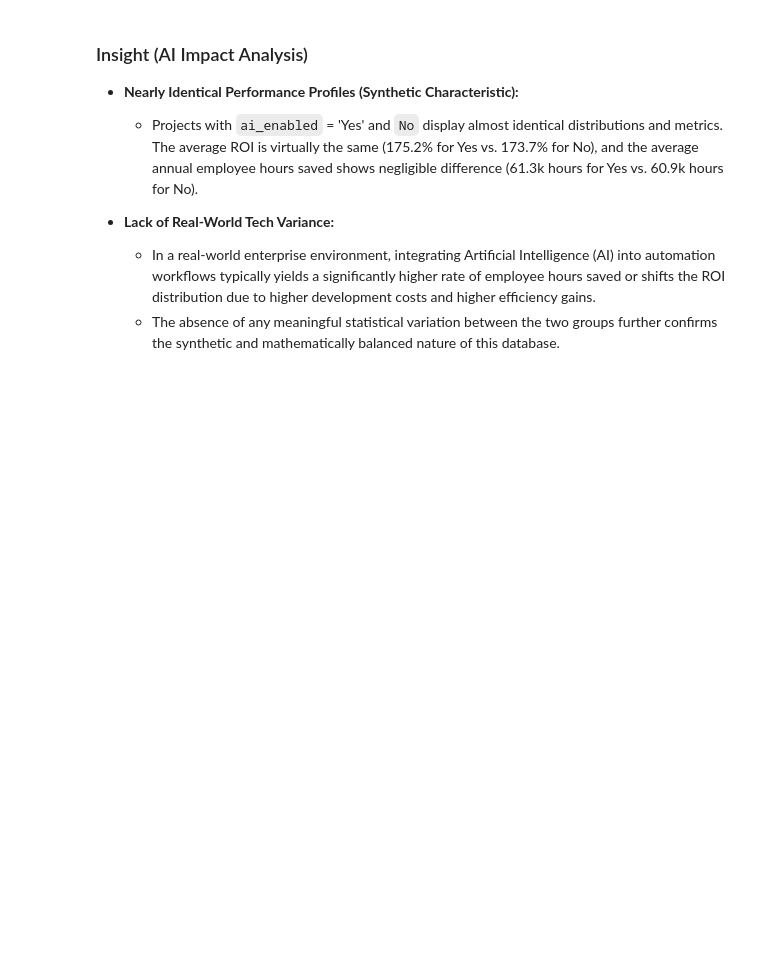
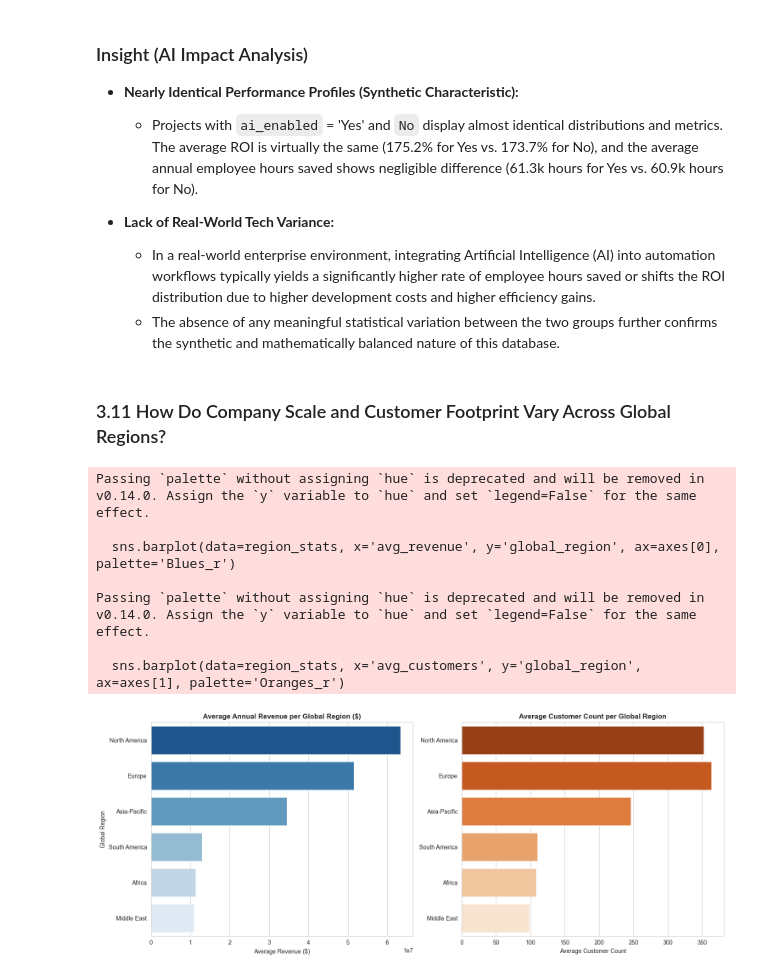
Before and after one commit to fathirrizkifadillah/Worldwide-Robotic-Process-Automation-Database-2026, a Jupyter notebook: main.ipynb, the cells around one changed output. Cells and saved outputs as stored; diff of their text form; code cells hidden in the pictures; blank space fills up the shorter version.

Commit message:
3.11 regional business scale

```diff
--- a/main.ipynb
+++ b/main.ipynb
@@ -1451,3 +1451,35 @@ Passing `palette` without assigning `hue` is deprecated and will be removed in v
 * **Lack of Real-World Tech Variance:**
   * In a real-world enterprise environment, integrating Artificial Intelligence (AI) into automation workflows typically yields a significantly higher rate of employee hours saved or shifts the ROI distribution due to higher development costs and higher efficiency gains.
   * The absence of any meaningful statistical variation between the two groups further confirms the synthetic and mathematically balanced nature of this database.
+# %% [markdown]
+### 3.11 How Do Company Scale and Customer Footprint Vary Across Global Regions?
+# %%
+fig, axes = plt.subplots(1, 2, figsize=(15, 6))
+
+region_stats = rpa_companies.groupby('global_region').agg(
+    avg_revenue=('annual_revenue_usd', 'mean'),
+    avg_customers=('customer_count', 'mean')
+).reset_index().sort_values(by='avg_revenue', ascending=False)
+
+sns.barplot(data=region_stats, x='avg_revenue', y='global_region', ax=axes[0], palette='Blues_r')
+axes[0].set_title('Average Annual Revenue per Global Region ($)', fontweight='bold')
+axes[0].set_xlabel('Average Revenue ($)')
+axes[0].set_ylabel('Global Region')
+
+sns.barplot(data=region_stats, x='avg_customers', y='global_region', ax=axes[1], palette='Oranges_r')
+axes[1].set_title('Average Customer Count per Global Region', fontweight='bold')
+axes[1].set_xlabel('Average Customer Count')
+axes[1].set_ylabel('')
+
+plt.tight_layout()
+plt.savefig('img/regional_business_scale.png', dpi=300, bbox_inches='tight')
+plt.show()
+# %% [output]
+Passing `palette` without assigning `hue` is deprecated and will be removed in v0.14.0. Assign the `y` variable to `hue` and set `legend=False` for the same effect.
+
+  sns.barplot(data=region_stats, x='avg_revenue', y='global_region', ax=axes[0], palette='Blues_r')
+
+Passing `palette` without assigning `hue` is deprecated and will be removed in v0.14.0. Assign the `y` variable to `hue` and set `legend=False` for the same effect.
+
+  sns.barplot(data=region_stats, x='avg_customers', y='global_region', ax=axes[1], palette='Oranges_r')
+[figure, added]
```
Also changed, not shown: 1 other file.
